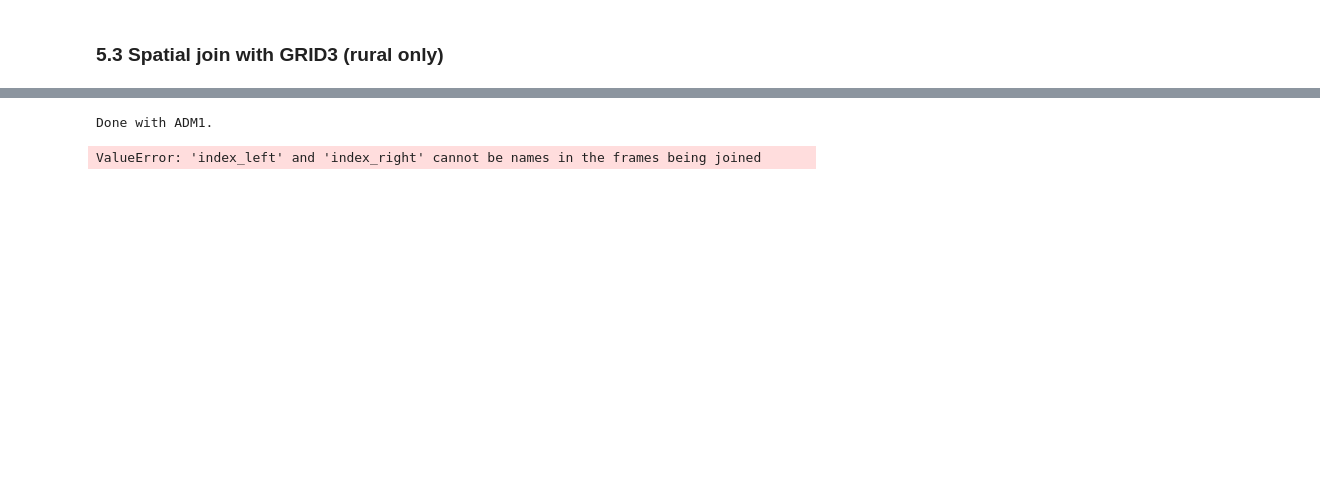
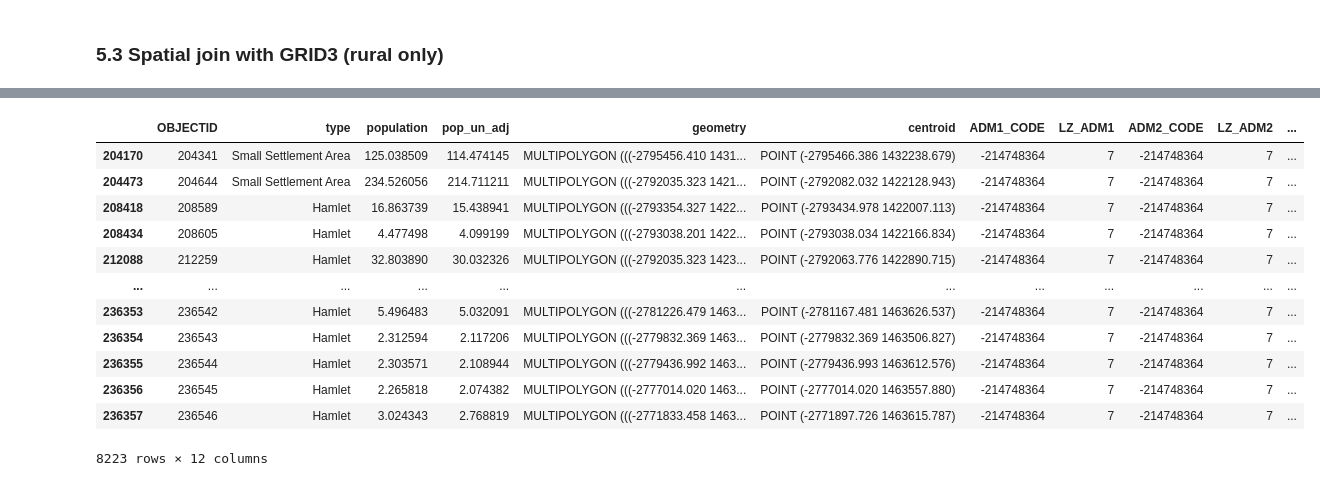
Before and after one commit to gracedoherty/Misc, a Jupyter notebook: LivelihoodZones_PopWeighted.ipynb, the cells around one changed output, grey strips where cells are left out. Cells and saved outputs as stored; diff of their text form; code cells hidden in the pictures; blank space fills up the shorter version.

```diff
--- a/LivelihoodZones_PopWeighted.ipynb
+++ b/LivelihoodZones_PopWeighted.ipynb
@@ -685,0 +710,6 @@ print(ADM1_LZ.sample(5), ADM2_LZ.sample(5), ADM3_LZ.sample(5))
+# %%
+G3_ADM.rename(columns={'LZ':'LZ_ADM1'}, inplace=True)
+G3_ADM.drop('index_right', axis=1, inplace=True)
+pd.DataFrame(G3_ADM).to_csv('G3_ADM.csv')
+
+print('Done with ADM1.')
@@ -685,0 +732,6 @@ print(ADM1_LZ.sample(5), ADM2_LZ.sample(5), ADM3_LZ.sample(5))
+# %%
+G3_ADM = gpd.sjoin(G3_ADM, ADM2_LZ[['ADM2_CODE', 'LZ', 'geometry']], how='left', predicate='intersects')
+G3_ADM.rename(columns={'LZ':'LZ_ADM2'}, inplace=True)
+G3_ADM.drop('index_right', axis=1, inplace=True)
+pd.DataFrame(G3_ADM).to_csv('G3_ADM.csv')
+print('Done with ADM2.')
@@ -686,5 +740,8 @@ print(ADM1_LZ.sample(5), ADM2_LZ.sample(5), ADM3_LZ.sample(5))
 # %%
-G3_ADM = gpd.sjoin(G3, ADM1_LZ[['ADM1_CODE', 'LZ', 'geometry']], how='left')
-print('Done with ADM1.')
+G3_ADM = gpd.sjoin(G3_ADM, ADM3_LZ[['ADM3_CODE', 'LZ', 'geometry']], how='left', predicate='intersects')
+G3_ADM.rename(columns={'LZ':'LZ_ADM3'}, inplace=True)
+G3_ADM.drop('index_right', axis=1, inplace=True)
+pd.DataFrame(G3_ADM).to_csv('G3_ADM.csv')
+print('Done with ADM3.')
 G3_ADM.info()
 # %% [output]
@@ -727,10 +788,19 @@ G3_ADM.sample(20)
-# %%
-G3_ADM = gpd.sjoin(G3_ADM, ADM2_LZ[['ADM2_CODE', 'LZ', 'geometry']], how='left')
-print('Done with ADM2.')
-G3_ADM = pd.DataFrame(gpd.sjoin(G3_ADM, ADM3_LZ[['ADM3_CODE', 'LZ', 'geometry']], how='left')).drop(columns='geometry')
-G3_ADM.info()
-# %% [output]
-Done with ADM1.
-ValueError: 'index_left' and 'index_right' cannot be names in the frames being joined
+# %%
+# How many
+G3_ADM.loc[~(G3_ADM['LZ_ADM1'] == G3_ADM['LZ_ADM3'])]
+# %% [output]
+|  | OBJECTID | type | population | pop_un_adj | geometry | centroid | ADM1_CODE | LZ_ADM1 | ADM2_CODE | LZ_ADM2 | ... |
+| 204170 | 204341 | Small Settlement Area | 125.038509 | 114.474145 | MULTIPOLYGON (((-2795456.410 1431... | POINT (-2795466.386 1432238.679) | -214748364 | 7 | -214748364 | 7 | ... |
+| 204473 | 204644 | Small Settlement Area | 234.526056 | 214.711211 | MULTIPOLYGON (((-2792035.323 1421... | POINT (-2792082.032 1422128.943) | -214748364 | 7 | -214748364 | 7 | ... |
+| 208418 | 208589 | Hamlet | 16.863739 | 15.438941 | MULTIPOLYGON (((-2793354.327 1422... | POINT (-2793434.978 1422007.113) | -214748364 | 7 | -214748364 | 7 | ... |
+| 208434 | 208605 | Hamlet | 4.477498 | 4.099199 | MULTIPOLYGON (((-2793038.201 1422... | POINT (-2793038.034 1422166.834) | -214748364 | 7 | -214748364 | 7 | ... |
+| 212088 | 212259 | Hamlet | 32.803890 | 30.032326 | MULTIPOLYGON (((-2792035.323 1423... | POINT (-2792063.776 1422890.715) | -214748364 | 7 | -214748364 | 7 | ... |
+| ... | ... | ... | ... | ... | ... | ... | ... | ... | ... | ... | ... |
+| 236353 | 236542 | Hamlet | 5.496483 | 5.032091 | MULTIPOLYGON (((-2781226.479 1463... | POINT (-2781167.481 1463626.537) | -214748364 | 7 | -214748364 | 7 | ... |
+| 236354 | 236543 | Hamlet | 2.312594 | 2.117206 | MULTIPOLYGON (((-2779832.369 1463... | POINT (-2779832.369 1463506.827) | -214748364 | 7 | -214748364 | 7 | ... |
+| 236355 | 236544 | Hamlet | 2.303571 | 2.108944 | MULTIPOLYGON (((-2779436.992 1463... | POINT (-2779436.993 1463612.576) | -214748364 | 7 | -214748364 | 7 | ... |
+| 236356 | 236545 | Hamlet | 2.265818 | 2.074382 | MULTIPOLYGON (((-2777014.020 1463... | POINT (-2777014.020 1463557.880) | -214748364 | 7 | -214748364 | 7 | ... |
+| 236357 | 236546 | Hamlet | 3.024343 | 2.768819 | MULTIPOLYGON (((-2771833.458 1463... | POINT (-2771897.726 1463615.787) | -214748364 | 7 | -214748364 | 7 | ... |
+8223 rows × 12 columns
 # %%
 Largest = LZ_ADM3_G3.loc[LZ_ADM3_G3.groupby(["ADM3"])["popUN"].idxmax()]
```
Also changed, not shown: parts of 9 cells of this notebook.
